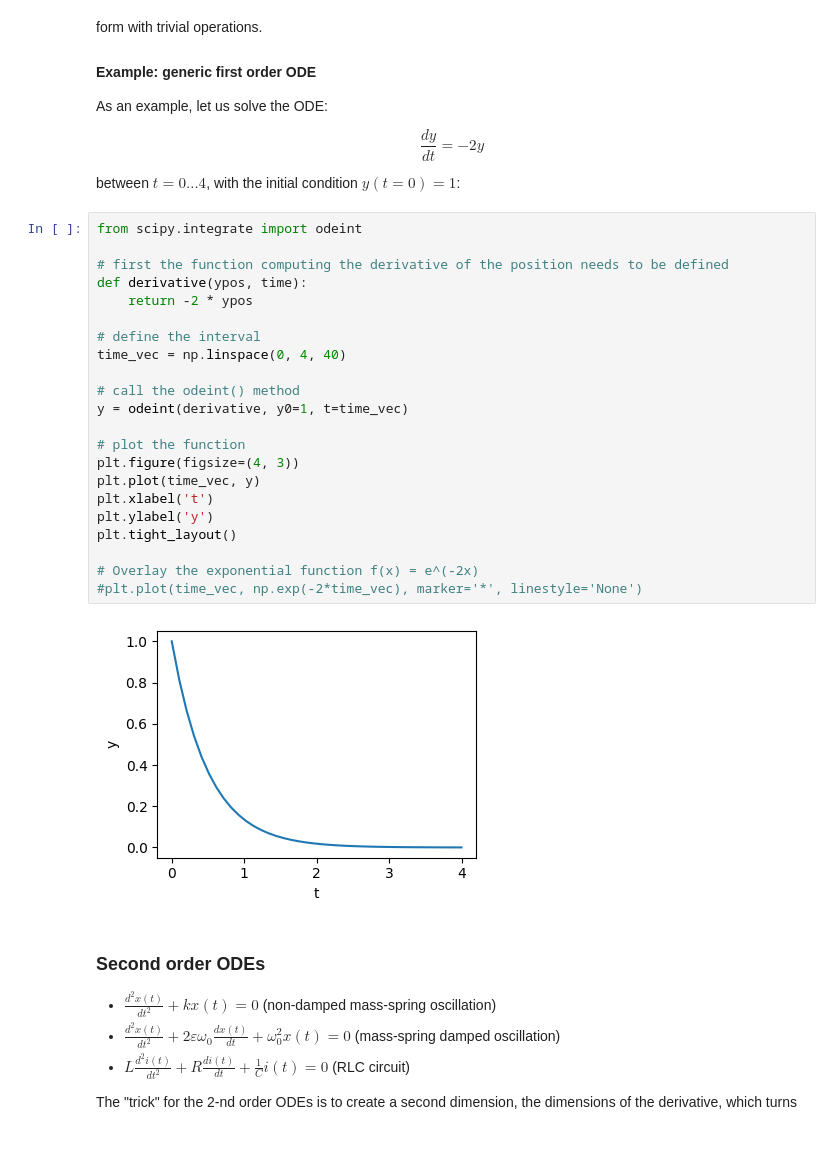
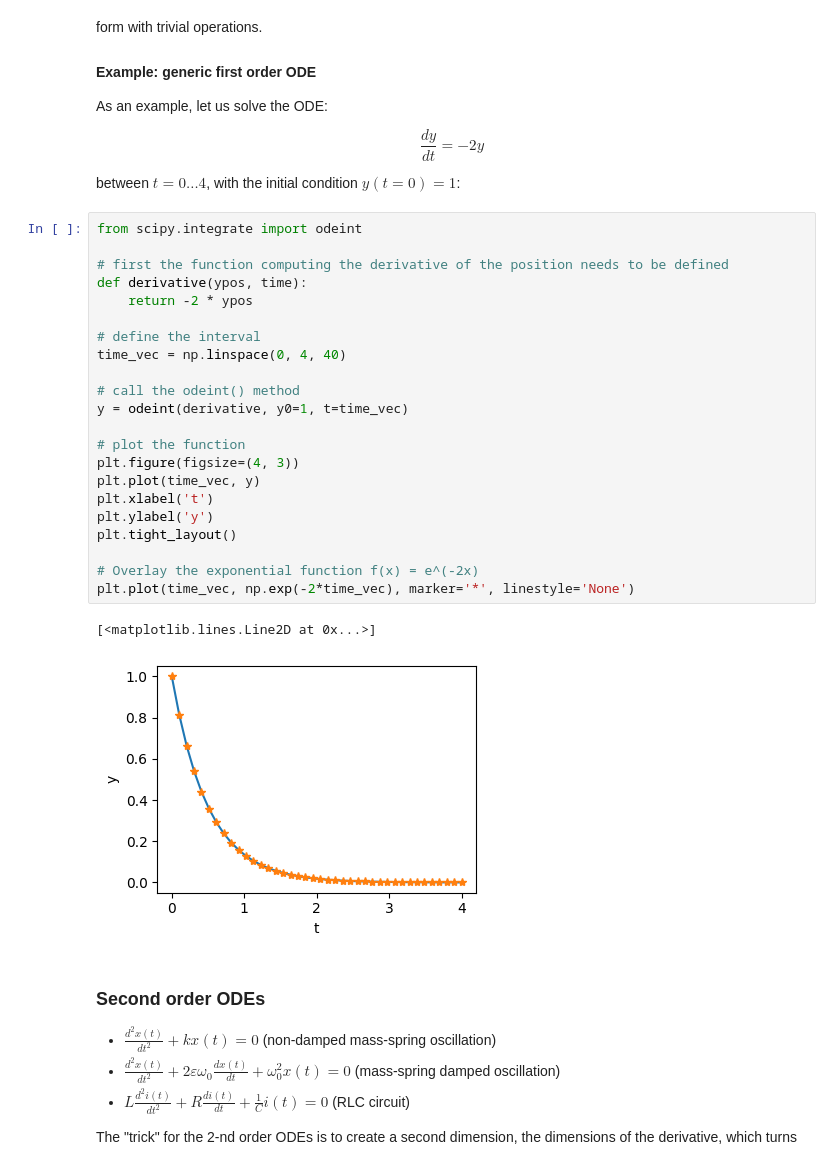
Before and after one commit to francescozanirato/ScientificComputingWithPython2023, a Jupyter notebook: 09_numerical.ipynb, the cells around one changed output. Saved outputs shown, nothing was run; the diff lists cells and outputs as text.

```diff
--- a/09_numerical.ipynb
+++ b/09_numerical.ipynb
@@ -374,27 +374,28 @@ between $t = 0 \dots 4$, with the initial condition $y(t=0) = 1$:
 # %%
 from scipy.integrate import odeint
 
 # first the function computing the derivative of the position needs to be defined
 def derivative(ypos, time):
     return -2 * ypos
 
 # define the interval
 time_vec = np.linspace(0, 4, 40)
 
 # call the odeint() method
 y = odeint(derivative, y0=1, t=time_vec)
 
 # plot the function
 plt.figure(figsize=(4, 3))
 plt.plot(time_vec, y)
 plt.xlabel('t')
 plt.ylabel('y')
 plt.tight_layout()
 
 # Overlay the exponential function f(x) = e^(-2x)
-#plt.plot(time_vec, np.exp(-2*time_vec), marker='*', linestyle='None')
+plt.plot(time_vec, np.exp(-2*time_vec), marker='*', linestyle='None')
 # %% [output]
+[<matplotlib.lines.Line2D at 0x...>]
-[figure, old version]
+[figure, new version]
 # %% [markdown]
 ### Second order ODEs
 
```
Also changed, not shown: parts of 9 cells of this notebook, 15 other files.
